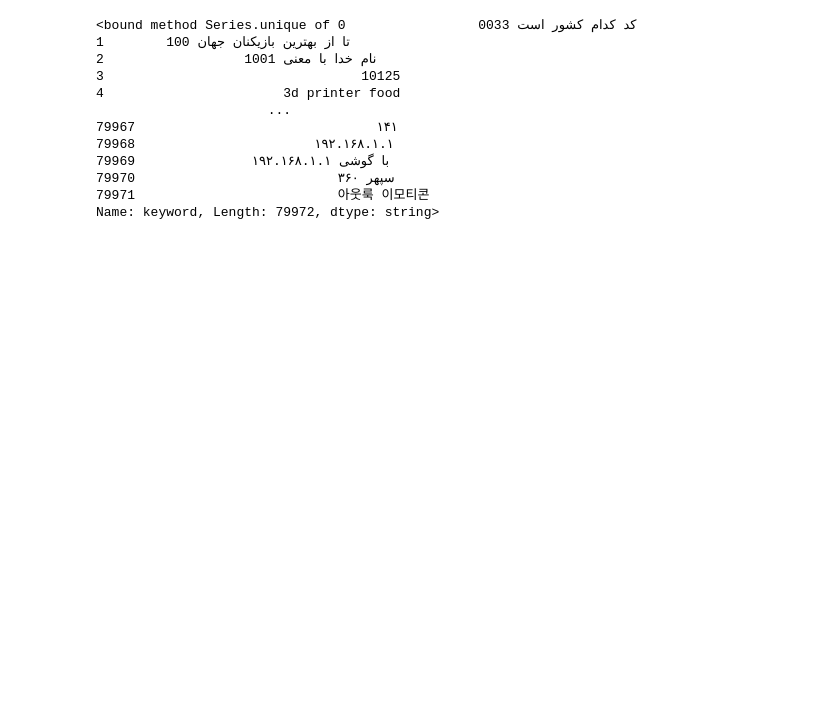
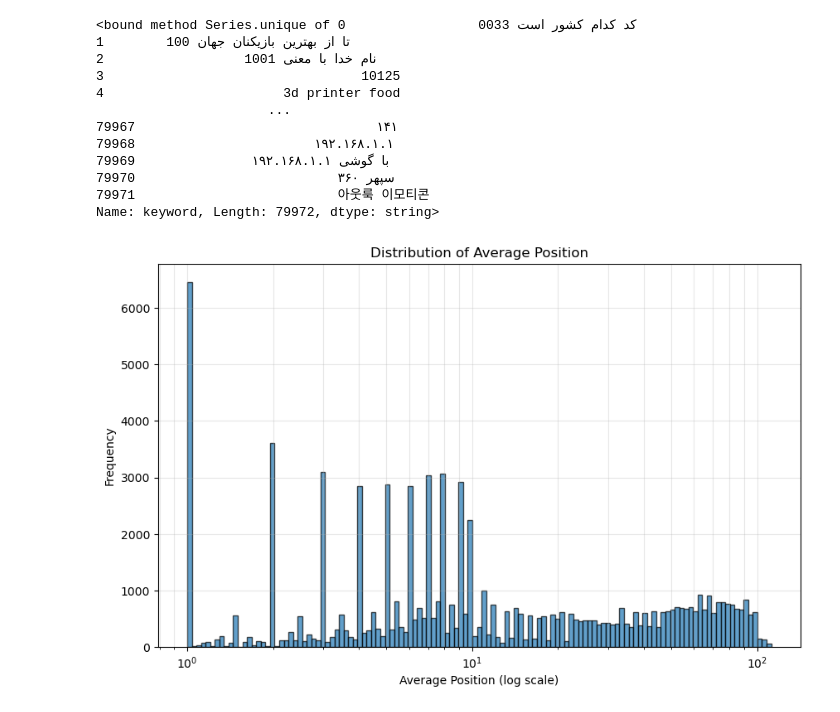
Before and after one commit to khoda81/seo-embeddings, a Jupyter notebook: Database.ipynb, the cells around one changed output. Saved outputs shown, nothing was run; the diff lists cells and outputs as text; code cells hidden in the pictures; blank space fills up the shorter version.

```diff
--- a/Database.ipynb
+++ b/Database.ipynb
@@ -59,28 +137,30 @@ Name: keyword, Length: 79972, dtype: string>
 # %%
 import pandas as pd
 import numpy as np
 import matplotlib.pyplot as plt
 
 # Query the data
 query = "SELECT average_position FROM ahrefs.keywords"
-df = client.query_df(query)
+df = ch_client.query_df(query)
 
 data = df["average_position"]  # [df["average_position"]]
 
 # Define exponentially spaced bins
-num_bins = 10
+num_bins = 128
 bins = np.logspace(0.0, np.log10(data.max()), num_bins)  # 20 bins
 
 # Create histogram with exponential bins
 plt.figure(figsize=(10, 6))
 plt.hist(data, bins=bins, alpha=0.7, edgecolor="black")
 
 plt.xscale("log")  # Set x-axis to logarithmic
 plt.xlabel("Average Position (log scale)")
 plt.ylabel("Frequency")
 plt.title("Distribution of Average Position")
 plt.grid(True, alpha=0.3, which="both")
 plt.show()
+# %% [output]
+[figure, added]
 # %%
 from embedding import OllamaEmbedding
 
```
Also changed, not shown: parts of 8 cells of this notebook, 12 other files.
